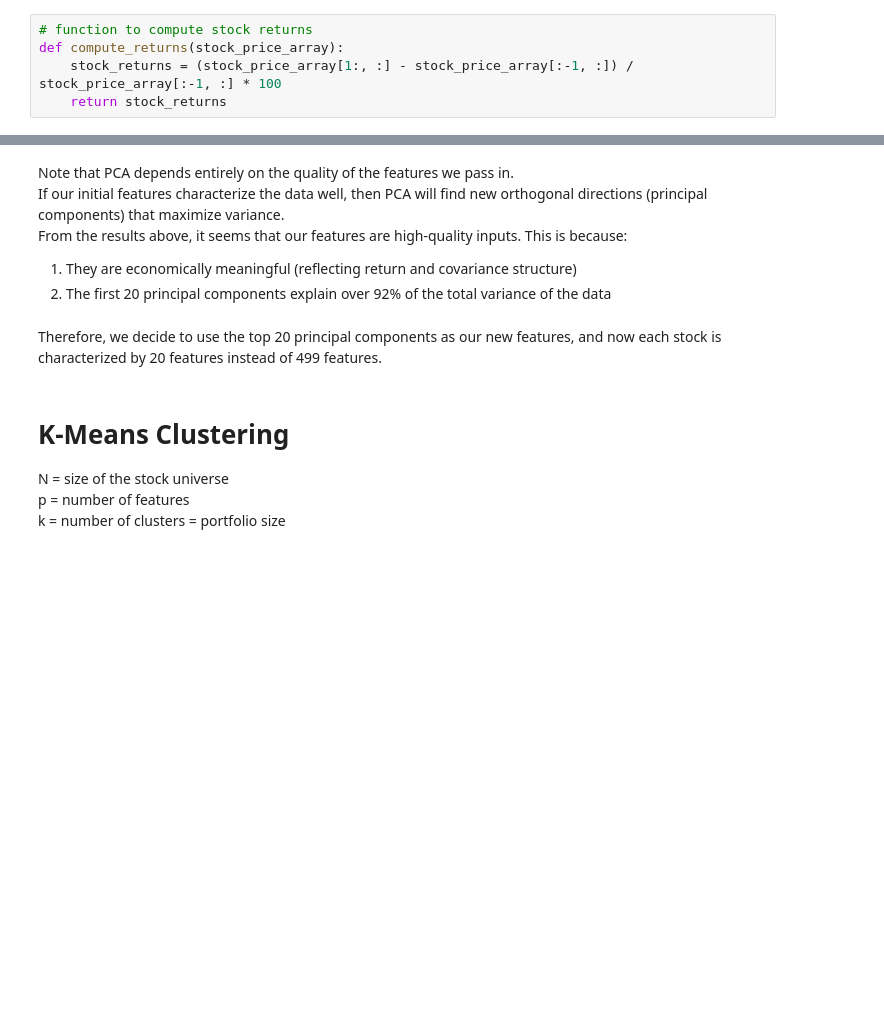
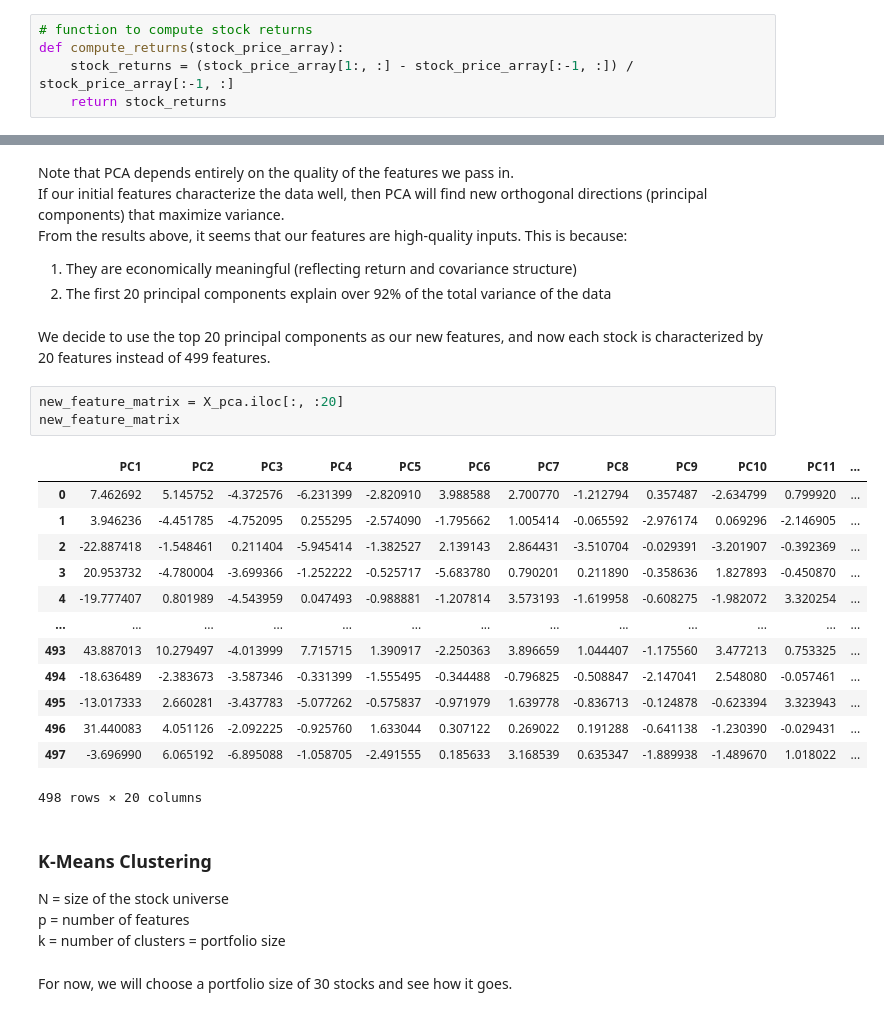
Before and after one commit to Taowen0806/SP500-Portfolio-Optimization, a Jupyter notebook: main.ipynb, the cells around one changed output, grey strips where cells are left out. Drawn from its saved outputs; the diff is of its cells as text; blank space fills up the shorter version.

```diff
--- a/main.ipynb
+++ b/main.ipynb
@@ -43,7 +42,7 @@ subset.head()
 # %%
 # function to compute stock returns
 def compute_returns(stock_price_array):
-    stock_returns = (stock_price_array[1:, :] - stock_price_array[:-1, :]) / stock_price_array[:-1, :] * 100
+    stock_returns = (stock_price_array[1:, :] - stock_price_array[:-1, :]) / stock_price_array[:-1, :]
     return stock_returns
 # %%
 %%time
@@ -300,9 +299,28 @@ From the results above, it seems that our features are high-quality inputs. This
 1. They are economically meaningful (reflecting return and covariance structure)
 2. The first 20 principal components explain over 92% of the total variance of the data
 # %% [markdown]
-Therefore, we decide to use the top 20 principal components as our new features, and now each stock is characterized by 20 features instead of 499 features.
+We decide to use the top 20 principal components as our new features, and now each stock is characterized by 20 features instead of 499 features.
+# %%
+new_feature_matrix = X_pca.iloc[:, :20]
+new_feature_matrix
+# %% [output]
+|  | PC1 | PC2 | PC3 | PC4 | PC5 | PC6 | PC7 | PC8 | PC9 | PC10 | PC11 | ... |
+| 0 | 7.462692 | 5.145752 | -4.372576 | -6.231399 | -2.820910 | 3.988588 | 2.700770 | -1.212794 | 0.357487 | -2.634799 | 0.799920 | ... |
+| 1 | 3.946236 | -4.451785 | -4.752095 | 0.255295 | -2.574090 | -1.795662 | 1.005414 | -0.065592 | -2.976174 | 0.069296 | -2.146905 | ... |
+| 2 | -22.887418 | -1.548461 | 0.211404 | -5.945414 | -1.382527 | 2.139143 | 2.864431 | -3.510704 | -0.029391 | -3.201907 | -0.392369 | ... |
+| 3 | 20.953732 | -4.780004 | -3.699366 | -1.252222 | -0.525717 | -5.683780 | 0.790201 | 0.211890 | -0.358636 | 1.827893 | -0.450870 | ... |
+| 4 | -19.777407 | 0.801989 | -4.543959 | 0.047493 | -0.988881 | -1.207814 | 3.573193 | -1.619958 | -0.608275 | -1.982072 | 3.320254 | ... |
+| ... | ... | ... | ... | ... | ... | ... | ... | ... | ... | ... | ... | ... |
+| 493 | 43.887013 | 10.279497 | -4.013999 | 7.715715 | 1.390917 | -2.250363 | 3.896659 | 1.044407 | -1.175560 | 3.477213 | 0.753325 | ... |
+| 494 | -18.636489 | -2.383673 | -3.587346 | -0.331399 | -1.555495 | -0.344488 | -0.796825 | -0.508847 | -2.147041 | 2.548080 | -0.057461 | ... |
+| 495 | -13.017333 | 2.660281 | -3.437783 | -5.077262 | -0.575837 | -0.971979 | 1.639778 | -0.836713 | -0.124878 | -0.623394 | 3.323943 | ... |
+| 496 | 31.440083 | 4.051126 | -2.092225 | -0.925760 | 1.633044 | 0.307122 | 0.269022 | 0.191288 | -0.641138 | -1.230390 | -0.029431 | ... |
+| 497 | -3.696990 | 6.065192 | -6.895088 | -1.058705 | -2.491555 | 0.185633 | 3.168539 | 0.635347 | -1.889938 | -1.489670 | 1.018022 | ... |
+498 rows × 20 columns
 # %% [markdown]
-# K-Means Clustering
+### K-Means Clustering
 N = size of the stock universe
 p = number of features
 k = number of clusters = portfolio size
+# %% [markdown]
+For now, we will choose a portfolio size of 30 stocks and see how it goes.
```
Also changed, not shown: parts of 18 cells of this notebook.
